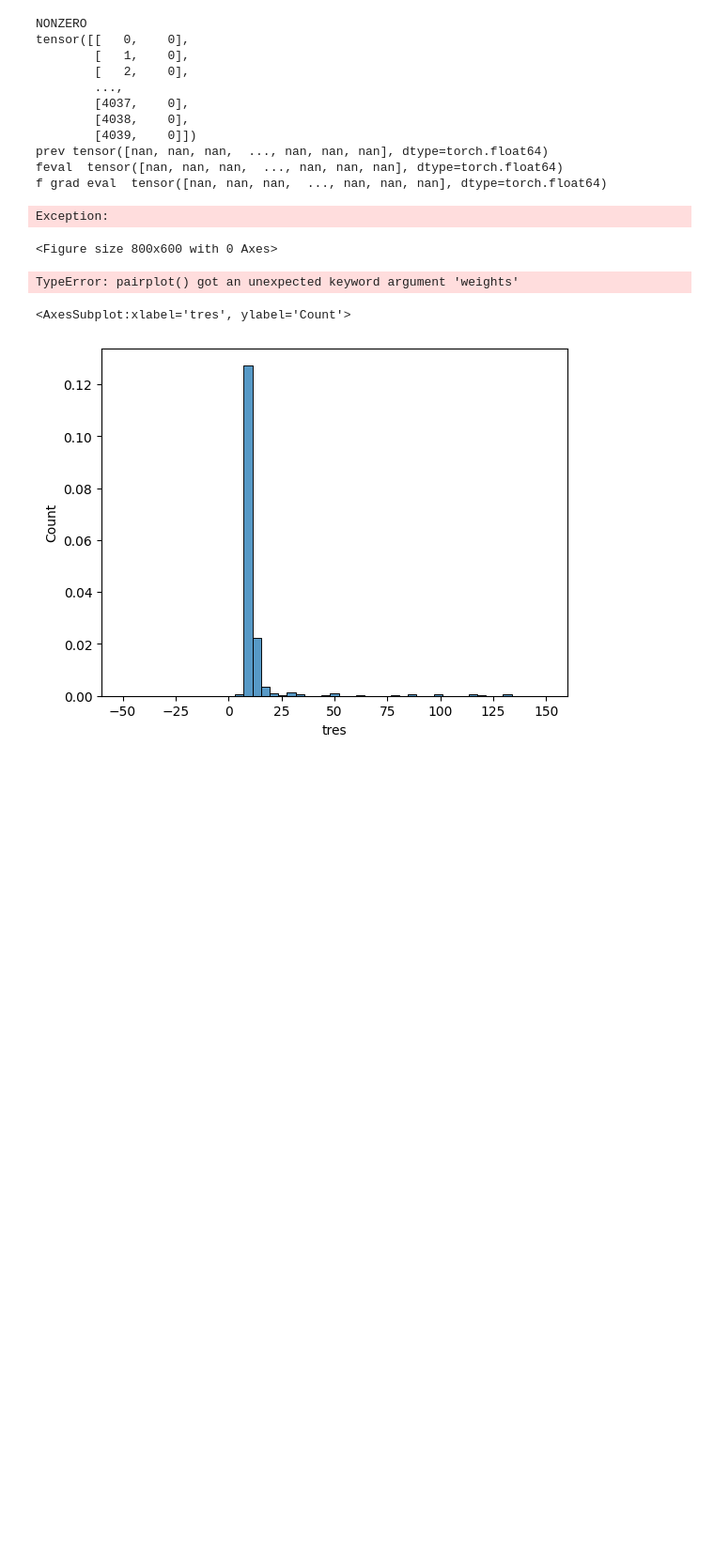
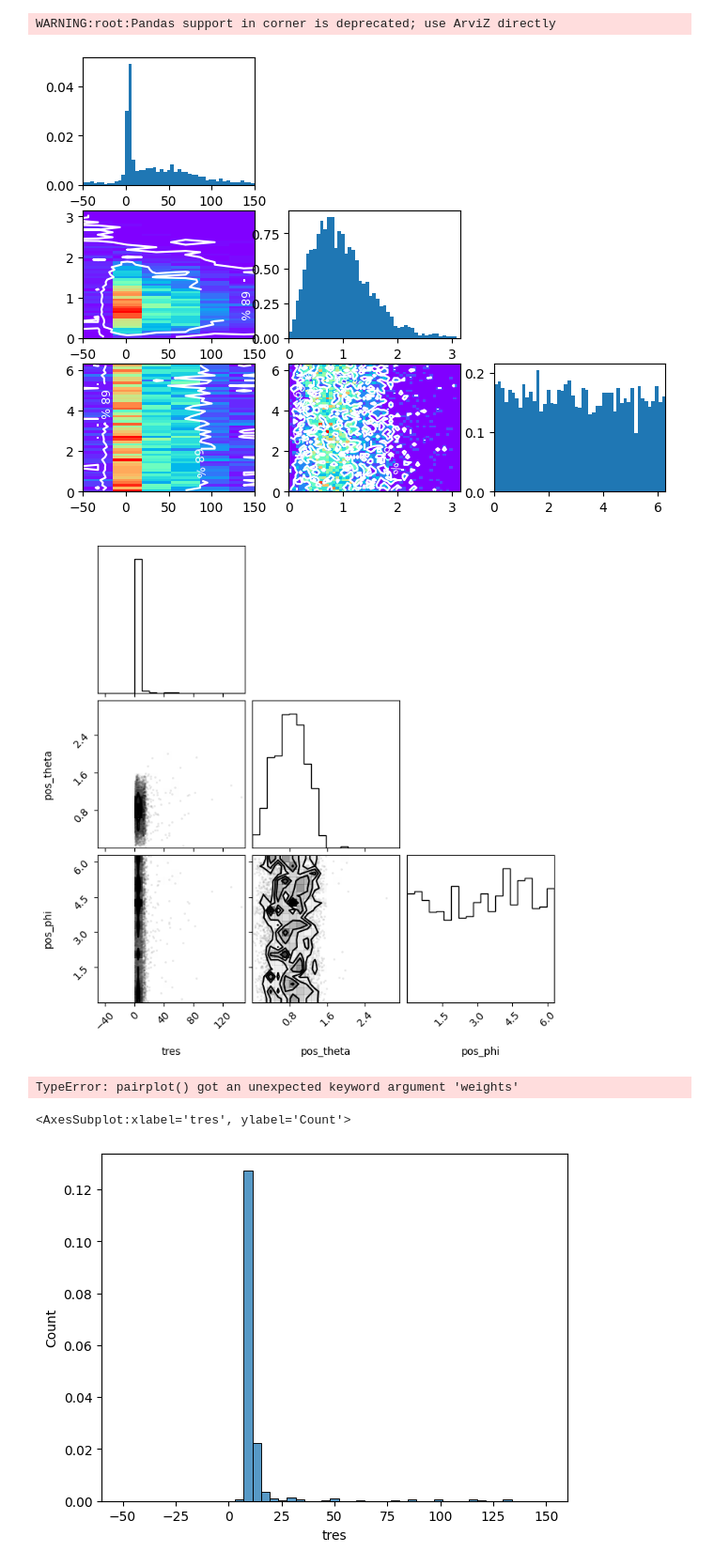
Before and after one commit to chrhck/NeutrinoTelescopes, a Jupyter notebook: notebooks/fit_normalizing_flow.ipynb, the cells around one changed output. Shown at 94% size. Drawn from its saved outputs; the diff is of its cells as text; code cells hidden in the pictures; blank space fills up the shorter version.

```diff
--- a/notebooks/fit_normalizing_flow.ipynb
+++ b/notebooks/fit_normalizing_flow.ipynb
@@ -271,7 +279,7 @@ def read_pmt_table_hdf_unweighted(fname, ix):
 
     return data_df, labels_d
 
-def read_photon_table_hdf_unweighted(fname, ix):
+def read_photon_table_hdf_unweighted(fname, ix, ds):
     with h5py.File(fname) as hdl:
         ds_groups = sorted(hdl["photons"].keys())
 
@@ -289,15 +297,17 @@ def read_photon_table_hdf_unweighted(fname, ix):
         labels[:, 0] = np.log10(labels[:, 0])
         labels[:, 1] = np.log10(labels[:, 1])
 
+        labels = (labels - ds.means[np.newaxis, :]) / ds.scales[np.newaxis, :]
+
     return data_df, labels
 # %%
-ds = HDF5PPhotonTable("../assets/photon_table.hd5",0 , -1)
+ds = HDF5PPhotonTable("../assets/photon_tables_extended_1.hd5",0 , -1)
 
 split_len = int(np.ceil(0.9*len(ds)))
 
 train_dataset, test_dataset = random_split(ds, [split_len, len(ds)-split_len])
 
-train_loader = DataLoader(train_dataset, batch_size=500, shuffle=True)
+train_loader = DataLoader(train_dataset, batch_size=2000, shuffle=True)
 test_loader= DataLoader(test_dataset, batch_size=5000)
 # %%
 len(train_loader)
@@ -316,9 +316,11 @@ tensor([[7.6990e+00, 1.2418e+00, 4.0458e+00, 1.5466e-05],
 # %%
-pdf = jammy_flows.pdf("e1+s2", "gggg+v", conditional_input_dim=4, hidden_mlp_dims_sub_pdfs="128-128")
-optim = Adam(pdf.parameters(), lr=0.0005)
+pdf = jammy_flows.pdf("e1+s2", "ggg+v", conditional_input_dim=4, hidden_mlp_dims_sub_pdfs="128")
+pdf.init_params(data=next(iter(train_loader))[0][:, :3])
+
+optim = Adam(pdf.parameters(), lr=0.001)
 writer = SummaryWriter("/tmp/tensorboard/nflow_e1s2")
 
-data_df, labels_plot = read_photon_table_hdf_unweighted("../assets/photon_table.hd5", 30)
+data_df, labels_plot = read_photon_table_hdf_unweighted("../assets/photon_table.hd5", 30, ds)
 
 train_iter = 0
 for epoch in range(100):
@@ -333,13 +335,32 @@ for epoch in range(100):
         w = data[:, 3] *data.shape[0]/ sum(data[:, 3])
         labels = labels.to(device)
 
+        if torch.any(~torch.isfinite(inp)) or (torch.any(~torch.isfinite(w))) or (torch.any(~torch.isfinite(labels))):
+            raise RuntimeError("NaN in input")
+
         log_pdf, _, _ = pdf(inp, conditional_input=labels)
         neg_log_loss = (-log_pdf * w).mean()
         neg_log_loss.backward()
+
+        torch.nn.utils.clip_grad_norm(pdf.parameters(), clip_value=0.3)
+
+        total_norm = 0
+        for p in pdf.parameters():
+            param_norm = p.grad.detach().data.norm(2)
+            total_norm += param_norm.item() ** 2
+        total_norm = total_norm ** 0.5
+
+        grad_max = max([p.grad.detach().data.max() for p in pdf.parameters()])
+        grad_min = min([p.grad.detach().data.max() for p in pdf.parameters()])
+
+
         optim.step()
         loss += neg_log_loss.detach()
 
         writer.add_scalar('Loss/train_batch', neg_log_loss.detach(), train_iter)
+        writer.add_scalar('Gradient/norm', total_norm, train_iter)
+        writer.add_scalar('Gradient/max', grad_max, train_iter)
+        writer.add_scalar('Gradient/min', grad_min, train_iter)
 
     loss /= len(train_loader)
 
@@ -370,4 +391,11 @@ for epoch in range(100):
     writer.add_figure("Flow", fig, epoch)
 
     print(f"Epoch: {epoch:d}  Loss Train: {loss:.5f}  Loss Test: {loss_test:.5f}")
+
+    torch.save({
+            'epoch': epoch,
+            'model_state_dict': pdf.state_dict(),
+            'optimizer_state_dict': optim.state_dict(),
+            'loss': loss,
+            }, f"../assets/models/checkpoint_{epoch}.pt")
 # %% [output]
@@ -395,34 +423,24 @@ tensor([[        nan,  1.7933e-01,  1.3385e+00],
 # %%
-data_df, labels = read_photon_table_hdf_unweighted("../assets/photon_table.hd5", 10)
+data_df, labels = read_photon_table_hdf_unweighted("../assets/photon_table.hd5", 10, ds)
 
 fig=plt.figure(figsize=(8,6))
 helper_fns.visualize_pdf(
     pdf.to("cpu"),
     fig,
     nsamples=10000,
     conditional_input=labels,
     bounds=[[-50, 150], [0, np.pi], [0, 2*np.pi]],
     #s2_norm="lambert"
     );
 
 sph = cart_to_sph(data_df["pos_x"] / 0.21, data_df["pos_y"] / 0.21, data_df["pos_z"] / 0.21)
 data_df["pos_theta"] = sph[:, 0]
 data_df["pos_phi"] = sph[:, 1]
 corner.corner(data_df.loc[:, ["tres", "pos_theta", "pos_phi"]], range=[[-50, 150], [0, np.pi], [0, 2*np.pi]], weights=data_df["weight"]);
 # %% [output]
-NONZERO
-tensor([[   0,    0],
-        [   1,    0],
-        [   2,    0],
-        ...,
-        [4037,    0],
-        [4038,    0],
-        [4039,    0]])
-prev tensor([nan, nan, nan,  ..., nan, nan, nan], dtype=torch.float64)
-feval  tensor([nan, nan, nan,  ..., nan, nan, nan], dtype=torch.float64)
-f grad eval  tensor([nan, nan, nan,  ..., nan, nan, nan], dtype=torch.float64)
+WARNING:root:Pandas support in corner is deprecated; use ArviZ directly
-Exception:
-<Figure size 800x600 with 0 Axes>
+[figure, added]
+[figure, added]
 # %%
 
 sph = cart_to_sph(data_df["pos_x"] / 0.21, data_df["pos_y"] / 0.21, data_df["pos_z"] / 0.21)
```
Also changed, not shown: parts of 4 cells of this notebook.
